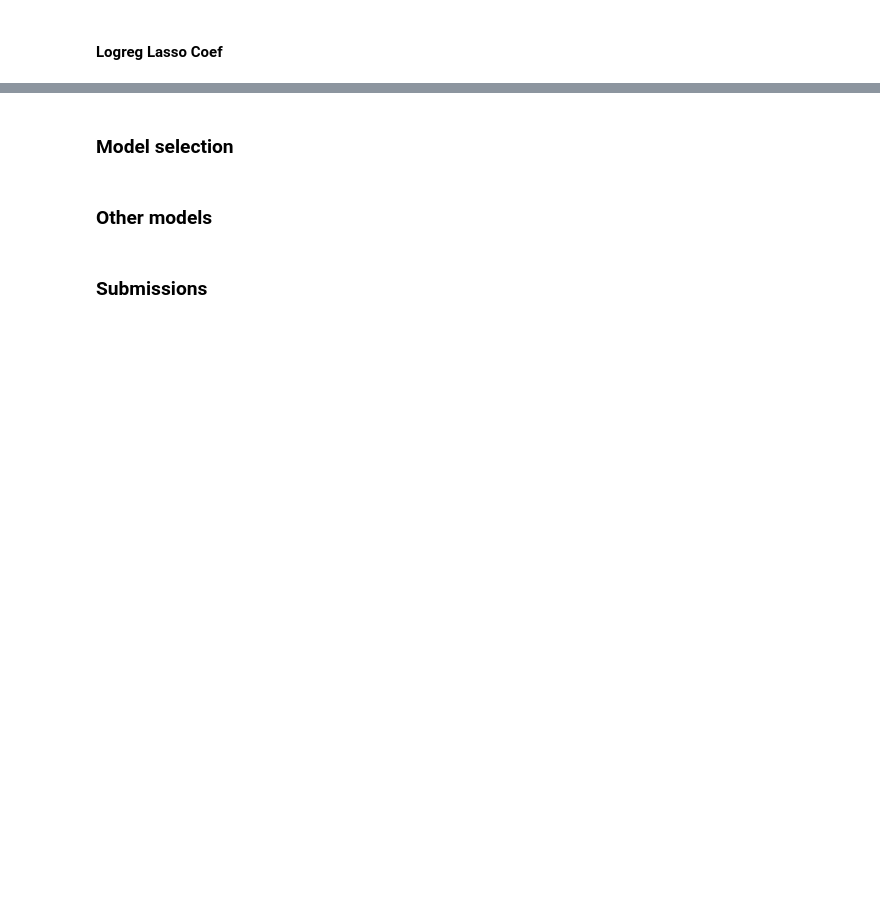
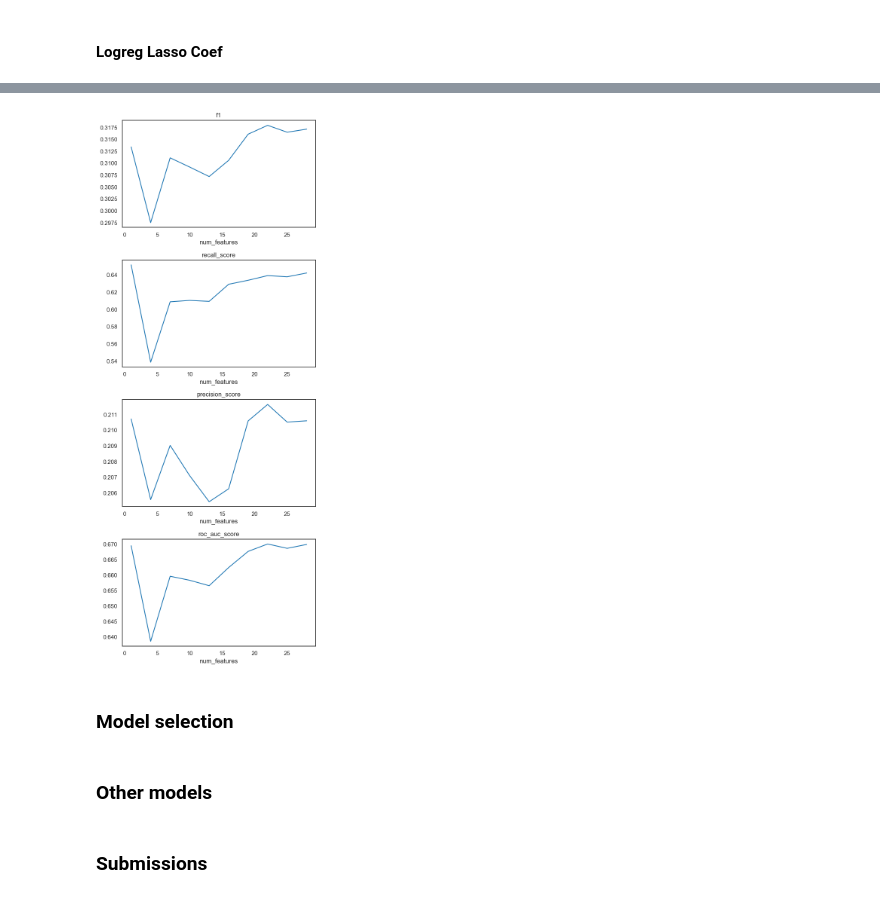
Before and after one commit to ontenkutsenko/ML_Hospital_Readmissions, a Jupyter notebook: Binary classification.ipynb, the cells around one changed output, grey strips where cells are left out. Cells and saved outputs as stored; diff of their text form; code cells hidden in the pictures; blank space fills up the shorter version.

```diff
--- a/Binary classification.ipynb
+++ b/Binary classification.ipynb
@@ -1849,3 +1749,36 @@ plt.show()
+# %%
+result_feature_selection_df = pd.DataFrame(result_feature_selection)
+
+result_feature_selection_df[list(result_feature_selection_df[1][0].keys())] = pd.DataFrame(result_feature_selection_df[1].apply(lambda x: [x[i][1] for i in x.keys()]).apply(pd.Series)
+)
+
+result_feature_selection_df.rename(columns={0: 'num_features'}, inplace=True)
+fig,ax = plt.subplots( nrows = len(list(result_feature_selection_df[1][0].keys())), figsize = (6,15))
+result_feature_selection_df = result_feature_selection_df.sort_values(by='num_features')
+
+for m in range(len(list(result_feature_selection_df[1][0].keys()))):
+    metric = list(result_feature_selection_df[1][0].keys())[m]
+    # ax[m].plot(result_feature_selection_df[ [metric,'num_features'] ].groupby(by = ['num_features']).max())
+    # ax[m].plot(result_feature_selection_df[ [metric,'num_features'] ].groupby(by = ['num_features']).min())
+    ax[m].plot(result_feature_selection_df[ [metric,'num_features'] ].groupby(by = ['num_features']).median())
+
+    # ax[m].boxplot([group[1][metric].values for group in result_feature_selection_df.groupby('num_features')],
+    #         labels = result_feature_selection_df['num_features'].unique(),
+    #         patch_artist=True,
+    #         widths=0.4,
+    #         medianprops=dict(color='darkblue'),
+    #         boxprops=dict(facecolor='lightblue', edgecolor='black'),
+    #          whiskerprops=dict(color='black'),
+    #          capprops=dict(color='black'),
+    #         flierprops=dict(markerfacecolor='red', marker='o', markersize=4) )
+
+    ax[m].set_title(metric)
+    ax[m].set_xlabel('num_features')
+
+plt.tight_layout()
+plt.show()
+# %% [output]
+[figure, added]
 # %% [markdown]
 ### Model selection
 # %%
```
Also changed, not shown: parts of 54 cells of this notebook, 3 other files.
